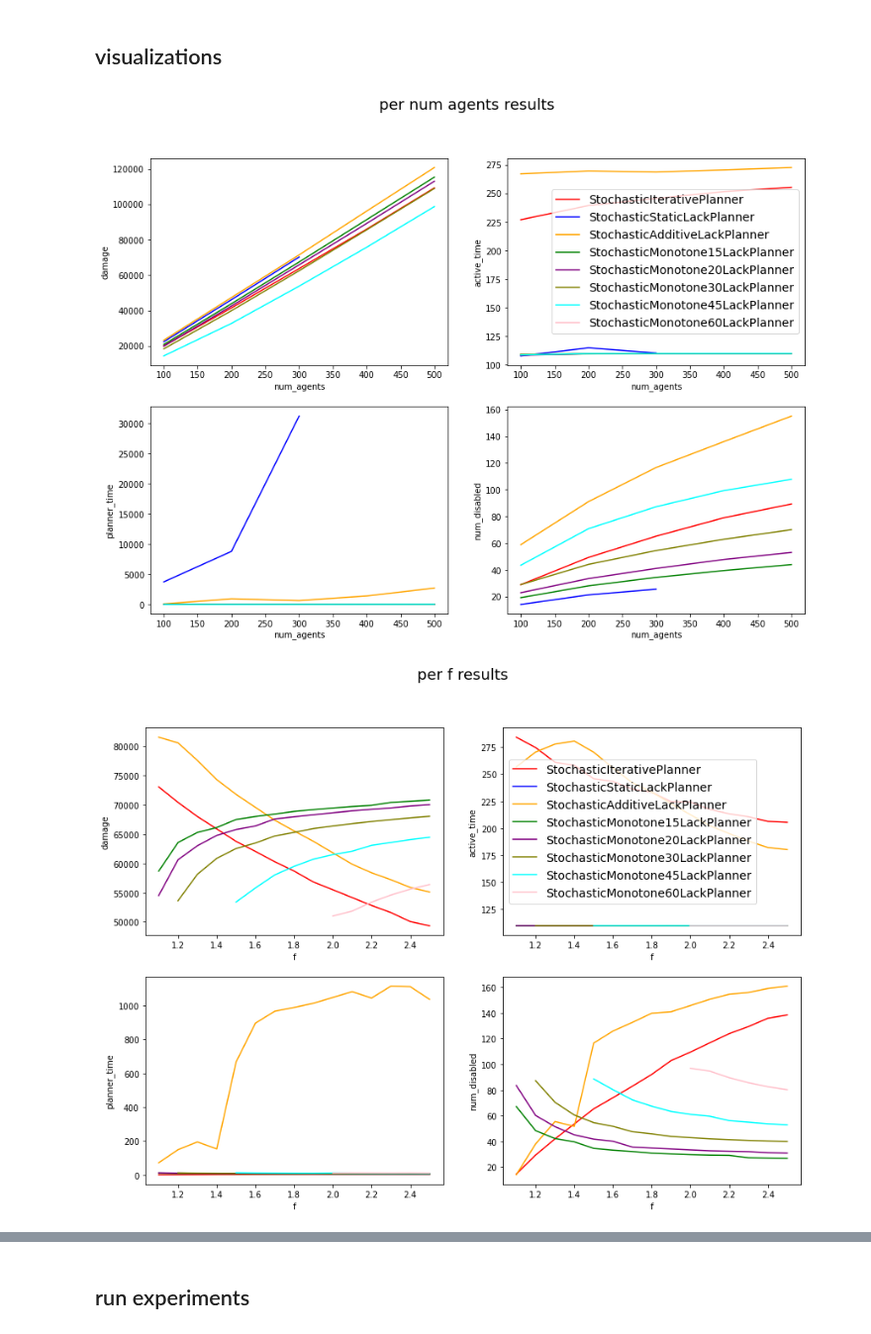
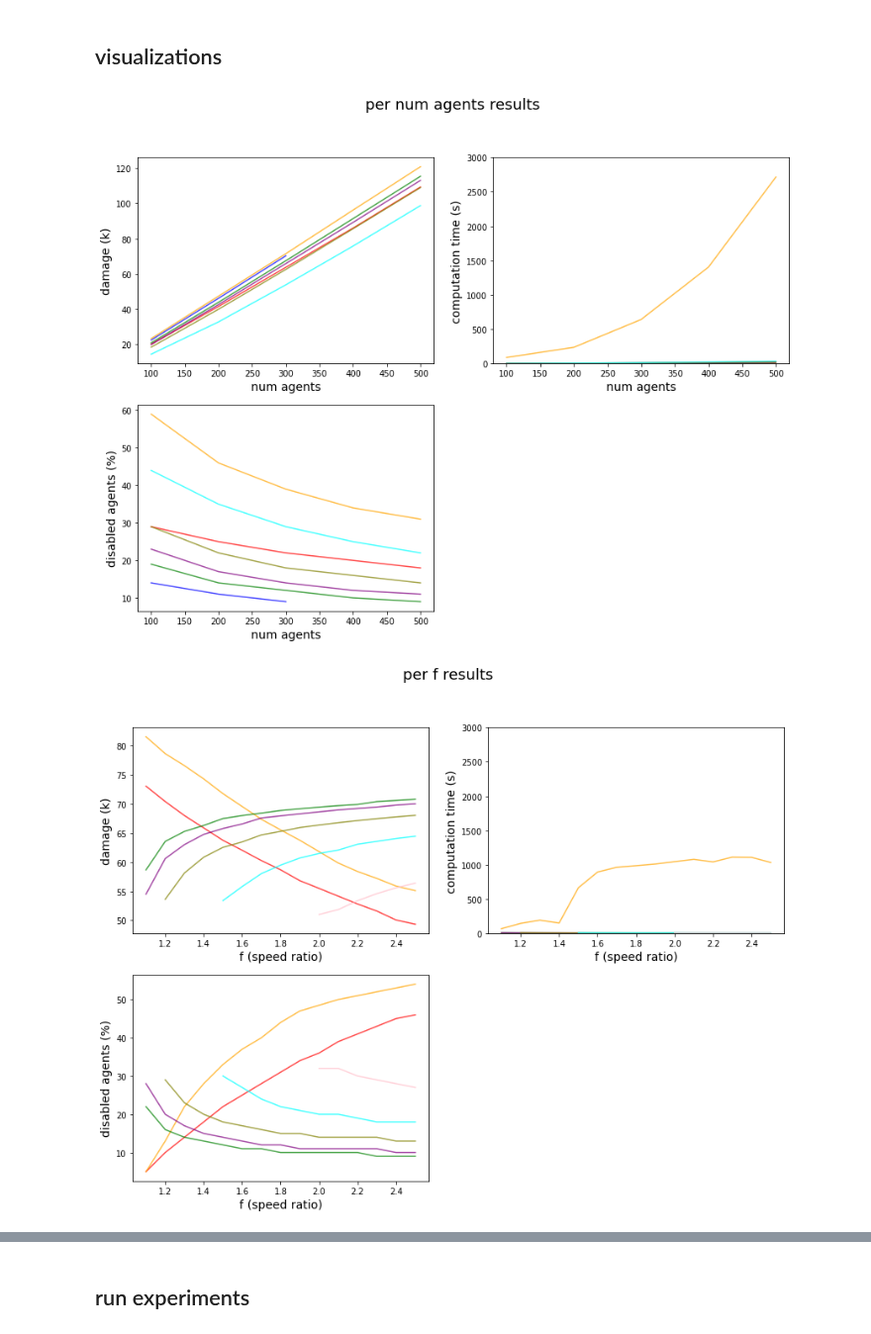
Before and after one commit to Elilgo324/dsd, a Jupyter notebook: experiments/stochastic/stochastic_analysis.ipynb, the cells around one changed output, grey strips where cells are left out. Shown at 99% size. Drawn from its saved outputs; the diff is of its cells as text; code cells hidden in the pictures.

```diff
--- a/experiments/stochastic/stochastic_analysis.ipynb
+++ b/experiments/stochastic/stochastic_analysis.ipynb
@@ -58,8 +59,26 @@ planners_colors = {'StochasticIterativePlanner': 'red',
                    'StochasticMonotone30LackPlanner': 'olive',
                    'StochasticMonotone45LackPlanner': 'cyan',
                    'StochasticMonotone60LackPlanner': 'pink'}
+
+filtered_planners_colors = {'StochasticIterativePlanner': 'red',
+                   'StochasticStaticLackPlanner': 'blue',
+                   'StochasticAdditiveLackPlanner': 'orange',
+                   'StochasticMonotone45LackPlanner': 'cyan'}
+
+linestyle = '-'
+alpha = 0.7
 # %%
 from typing import List
+
+displayed_labels = {'damage': 'damage (k)',
+                    'completion_time': 'completion time',
+                    'active_time': 'active time',
+                    'planner_time': 'computation time (s)',
+                    'num_disabled': 'disabled agents (%)',
+                    'num_agents': 'num agents',
+                    'num_robots': 'num robots',
+                    'f': 'f (speed ratio)',
+                    'd': 'd (disablement range)'}
 
 
 def visualize(X: List[str], Y: List[str], data, file_to_save: str, title: str):
@@ -70,14 +89,29 @@ def visualize(X: List[str], Y: List[str], data, file_to_save: str, title: str):
         x, y = X[i], Y[i]
 
         plt.subplot(2, 2, i + 1)
-        plt.xlabel(x)
-        plt.ylabel(y)
+        plt.xlabel(displayed_labels[x], fontsize='14')
+        plt.ylabel(displayed_labels[y], fontsize='14')
         for j in range(len(data)):
             r = data[j]
-            plt.plot(list(r[x]), list(r[y]), c=list(planners_colors.values())[j])
 
-        if i == 1:
-            plt.legend(planners_colors.keys(), fontsize='14')
+            if y == 'planner_time':
+                plt.ylim([0, 3000])
+
+            if y == 'damage':
+                plt.plot(list(r[x]), [element / 1000 for element in list(r[y])], c=list(planners_colors.values())[j],
+                         linestyle=linestyle, alpha=alpha)
+            elif y == 'num_disabled':
+                if x == 'f' or x == 'num_robots':
+                    plt.plot(list(r[x]), [round(e / 300, 2) * 100 for e in list(r[y])],
+                             c=list(planners_colors.values())[j], linestyle=linestyle, alpha=alpha)
+                else:
+                    plt.plot(list(r[x]), [round(e1 / e2, 2) * 100 for e1, e2 in zip(list(r[y]), list(r[x]))],
+                             c=list(planners_colors.values())[j], linestyle=linestyle, alpha=alpha)
+            else:
+                plt.plot(list(r[x]), list(r[y]), c=list(planners_colors.values())[j], linestyle=linestyle, alpha=alpha)
+
+        # if i == 2:
+        #     plt.legend(planners_colors.keys(), fontsize='14', loc='center left', bbox_to_anchor=(1, 0.5))
 
     plt.savefig(file_to_save)
     plt.show()
@@ -101,18 +150,18 @@ def vis_paper(X: List[str], data):
         plt.savefig(f'./plots/{x}-{y}.png')
         plt.show()
 # %%
-Y = ['damage', 'active_time', 'planner_time', 'num_disabled']
+Y = ['damage', 'planner_time', 'num_disabled']
 X = ['num_agents' for _ in Y]
 
 agents_results = [agents_number_df.loc[agents_number_df['planner'] == name] for name in planners_colors.keys()]
 title = 'per num agents results'
 file_to_save = './plots/stochastic_num_agents.png'
 
 visualize(X, Y, agents_results, file_to_save, title)
 # %% [output]
-[figure, old version]
+[figure, new version]
 # %%
-Y = ['damage', 'active_time', 'planner_time', 'num_disabled']
+Y = ['damage', 'planner_time', 'num_disabled']
 X = ['f' for _ in Y]
 
 f_results = [f_df.loc[f_df['planner'] == name] for name in planners_colors.keys()]
@@ -121,5 +170,5 @@ file_to_save = './plots/stochastic_f.png'
 
 visualize(X, Y, f_results, file_to_save, title)
 # %% [output]
-[figure, old version]
+[figure, new version]
 # %%
```
Also changed, not shown: parts of 8 cells of this notebook, 50 other files.
